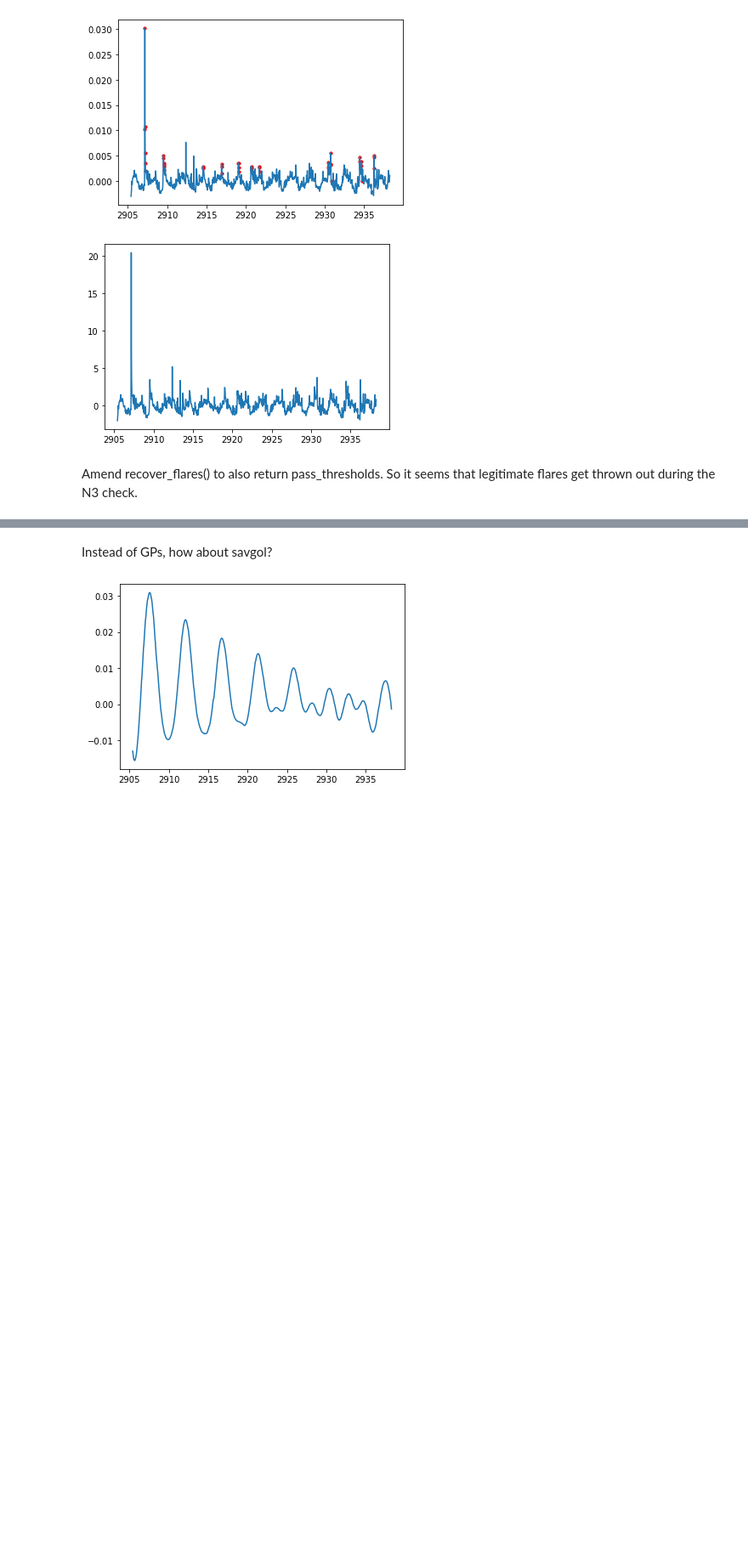
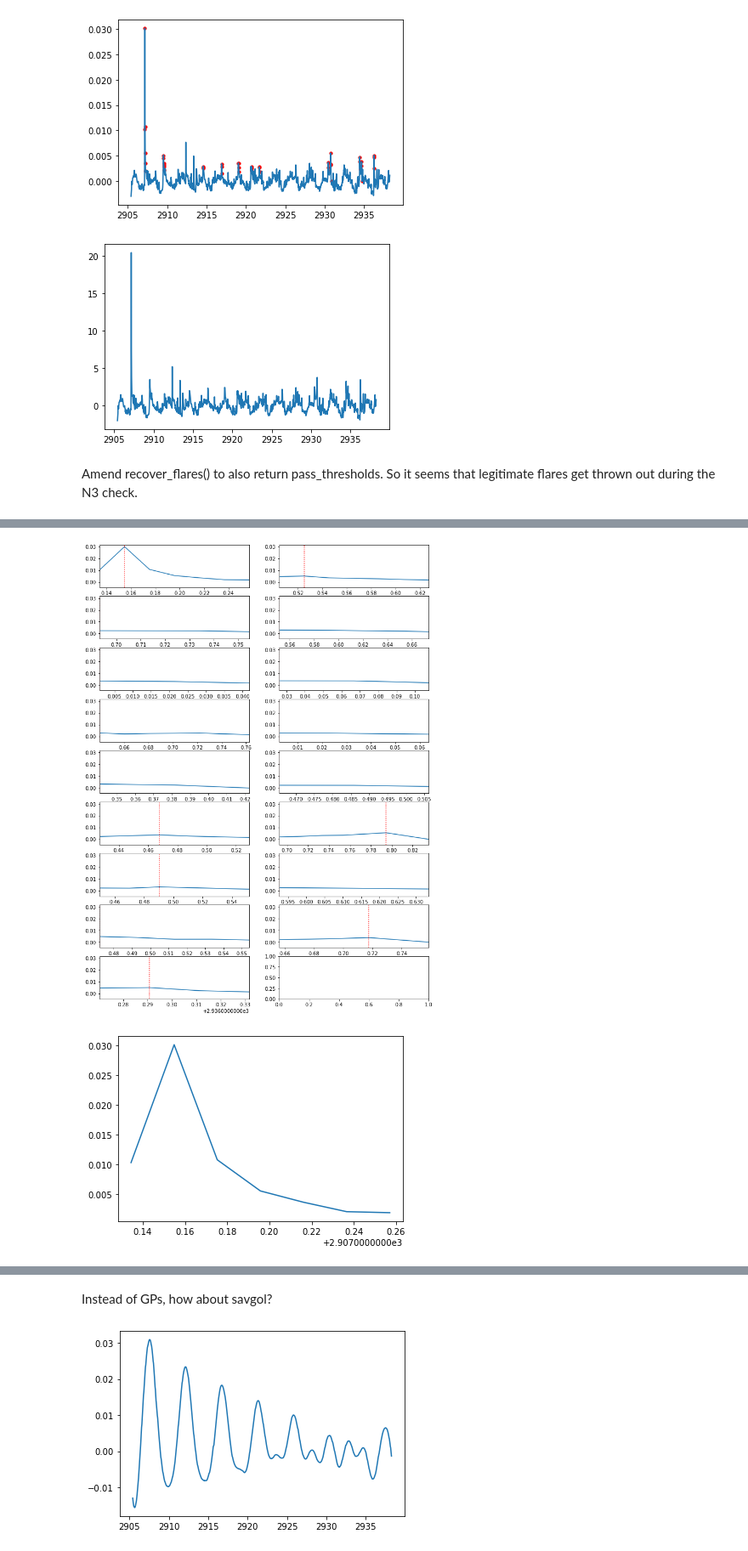
Before and after one commit to exoclam/epic-246301900, a Jupyter notebook: injection-recovery/injection_recovery.ipynb, the cells around one changed output, grey strips where cells are left out. Shown at 85% size. Drawn from its saved outputs; the diff is of its cells as text; code cells hidden in the pictures; blank space fills up the shorter version.

```diff
--- a/injection-recovery/injection_recovery.ipynb
+++ b/injection-recovery/injection_recovery.ipynb
@@ -979,0 +1129,59 @@ plt.scatter(np.array(pre.TIME)[pass_thresholds_pre], np.array(norm_flux_pre)[pas
+# %%
+def consecutive(data, stepsize=1):
+    return np.split(data, np.where(np.diff(data) != stepsize)[0]+1)
+
+def get_fwhm(snapshot): # eh, let's use scipy.signal.peak_prominences instead
+    """
+    snapshot: a single pd.Series chunk that's the output of consecutive(data), where data is the output of recover_flares()
+    """
+    fwhm = peak_widths(snapshot.array, [snapshot.argmax()], rel_height=0.5)[0][0]*30*60 # 30 min cadence in seconds
+    # ie. if the snapshot is too narrow for peak_widths to work
+    if fwhm == 0:
+        # assert that the equivalent duration is just half of istop-istart
+        fwhm = (snapshot.index.max()-snapshot.index.min())*30*60*0.5
+
+    return fwhm
+
+"""
+print(candidates_pre)
+print(consecutive(candidates_pre))
+print(consecutive(candidates_pre)[0])
+print(pre.TIME.iloc[consecutive(candidates_pre)[0]])
+print((norm_flux_pre-pred_pre))
+"""
+
+fig, axes = plt.subplots(ncols=2, nrows=np.ceil(len(istart_gap_pre)/2).astype(int), figsize=[12,len(istart_gap_pre)])
+axes = axes.flatten()
+tpeaks = []
+ampls = []
+fwhms = []
+for i in range(len(istart_gap_pre)):
+    snapshot = (norm_flux_pre-pred_pre).iloc[consecutive(candidates_pre)[i]]
+    tpeak = pre.TIME[snapshot.idxmax()]
+    ampl = snapshot.max()
+    #half_max_left = snapshot.loc[(snapshot >= 0.5*ampl) & ()
+    #fwhm = np.asarray(npts) * (2/1440)
+    peaks, _ = find_peaks(snapshot.array)
+    fwhm = get_fwhm(snapshot)
+    fwhms.append(fwhm)
+    tpeaks.append(tpeak)
+    ampls.append(ampl)
+
+    ax = axes[i]
+    ax.plot(pre.TIME, norm_flux_pre-pred_pre)
+    ax.axvline(tpeak, -1, 1, color='r', linestyle=':')
+    ax.set_xlim(pre.TIME[snapshot.index].min(), pre.TIME[snapshot.index].max())
+    #ax.set_xlim(pre.TIME[istart_gap_pre[i]]-0.2, pre.TIME[istart_gap_pre[i]]+0.2)
+    #ax.set_ylim(np.min(y), np.max(ampls[i]+3))
+plt.show()
+
+#print((norm_flux_pre-pred_pre).iloc[consecutive(candidates_pre)[0]])
+#print(np.argmax((norm_flux_pre-pred_pre).iloc[consecutive(candidates_pre)[0]]))
+
+flares = pd.DataFrame({'istart': istart_gap_pre, 'istop': istop_gap_pre, 'tpeak': tpeaks, 'ampls': ampls, 'fwhms': fwhms})
+plt.plot(pre.TIME.iloc[consecutive(candidates_pre)[0]], (norm_flux_pre-pred_pre).iloc[consecutive(candidates_pre)[0]])
+#plt.axvline(pre.TIME[consecutive
+plt.show()
+# %% [output]
+[figure, added]
+[figure, added]
```
Also changed, not shown: parts of 28 cells of this notebook.
